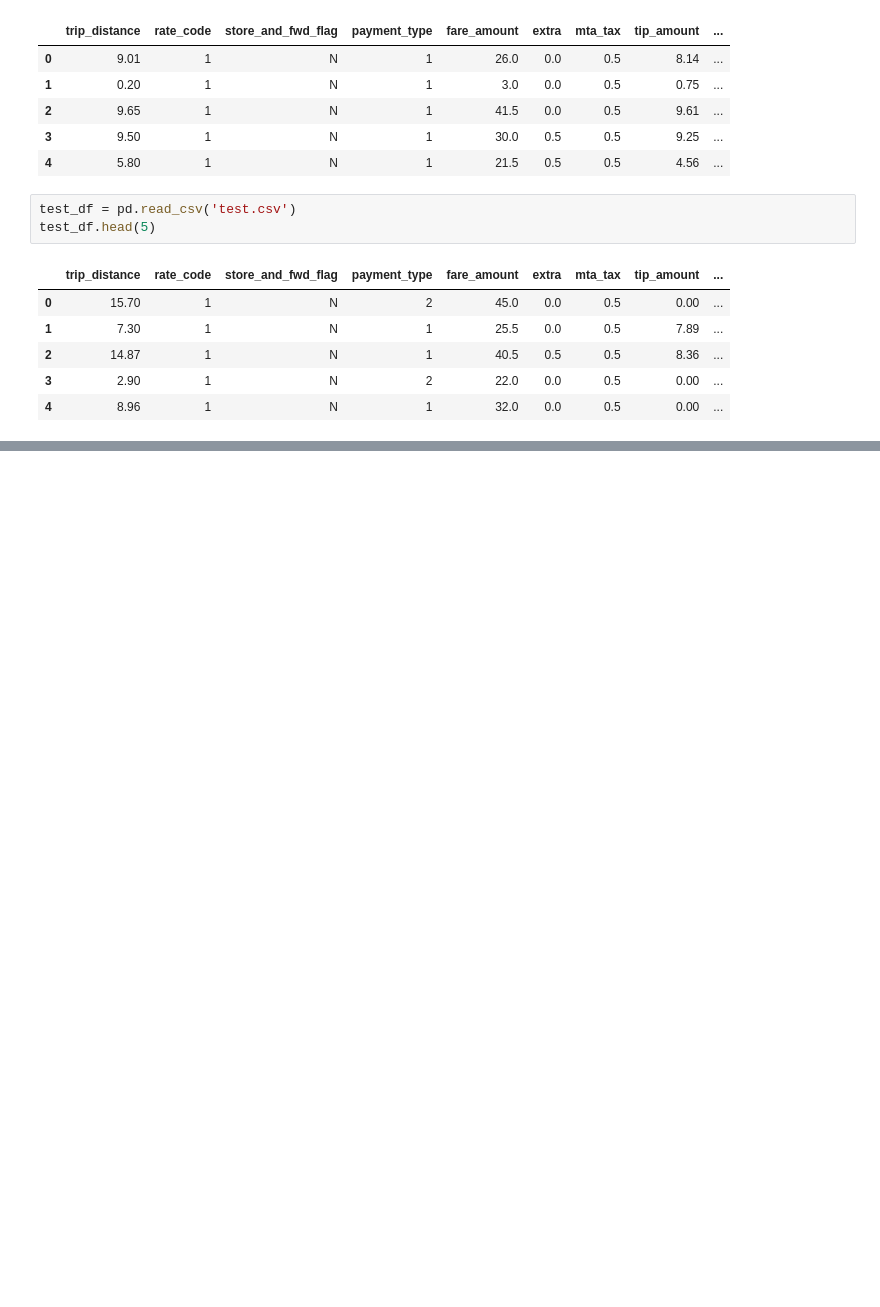
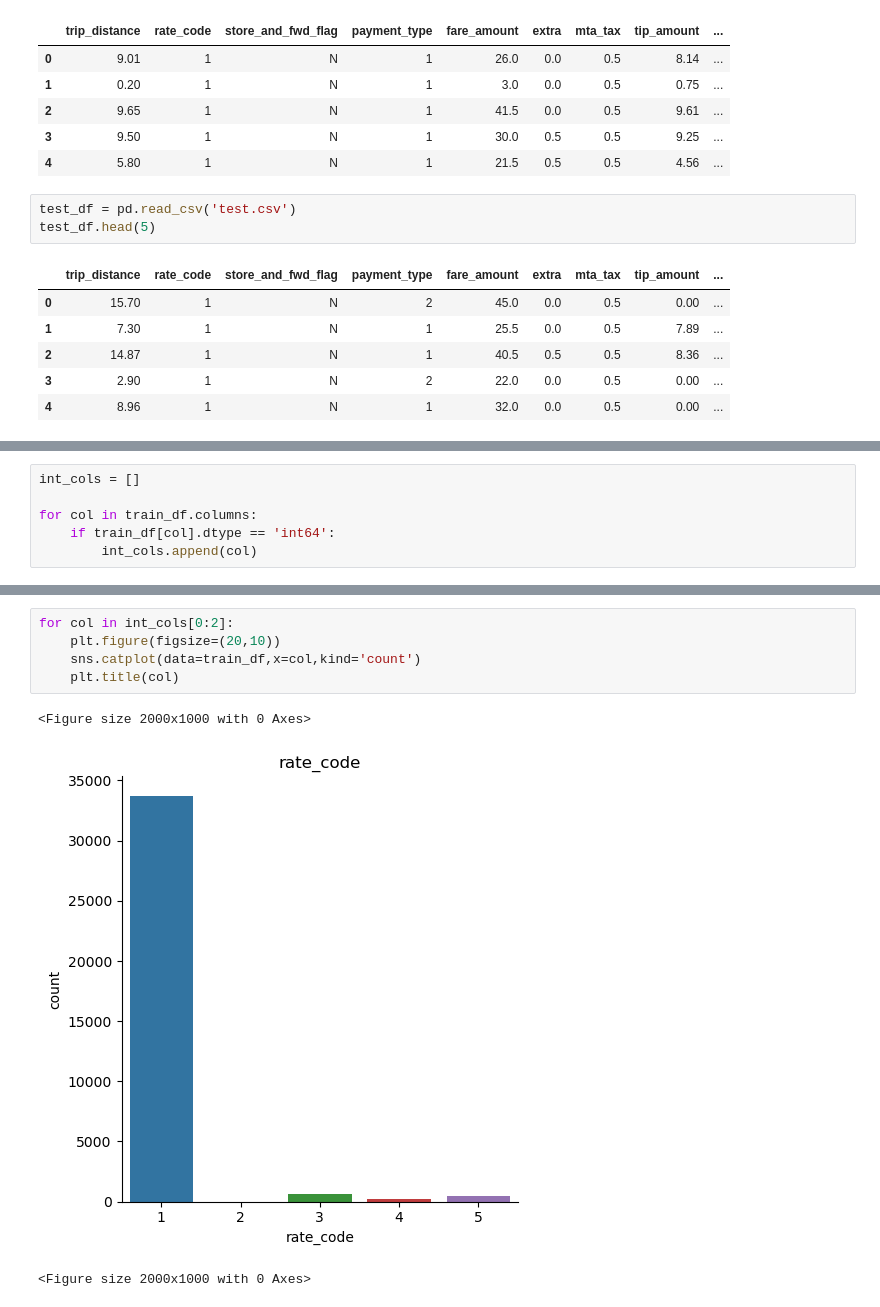
Before and after one commit to Marcos-Verdi/DA_Reg_NYCTaxiData, a Jupyter notebook: nyc_taxi_analysis.ipynb, the cells around one changed output, grey strips where cells are left out. Cells and saved outputs as stored; diff of their text form; blank space fills up the shorter version.

```diff
--- a/nyc_taxi_analysis.ipynb
+++ b/nyc_taxi_analysis.ipynb
@@ -25,0 +199,6 @@ test_df.head(5)
+# %%
+int_cols = []
+
+for col in train_df.columns:
+    if train_df[col].dtype == 'int64':
+        int_cols.append(col)
@@ -25,0 +217,9 @@ test_df.head(5)
+# %%
+for col in int_cols[0:2]:
+    plt.figure(figsize=(20,10))
+    sns.catplot(data=train_df,x=col,kind='count')
+    plt.title(col)
+# %% [output]
+<Figure size 2000x1000 with 0 Axes>
+[figure, added]
+<Figure size 2000x1000 with 0 Axes>
```
Also changed, not shown: parts of 21 cells of this notebook.
